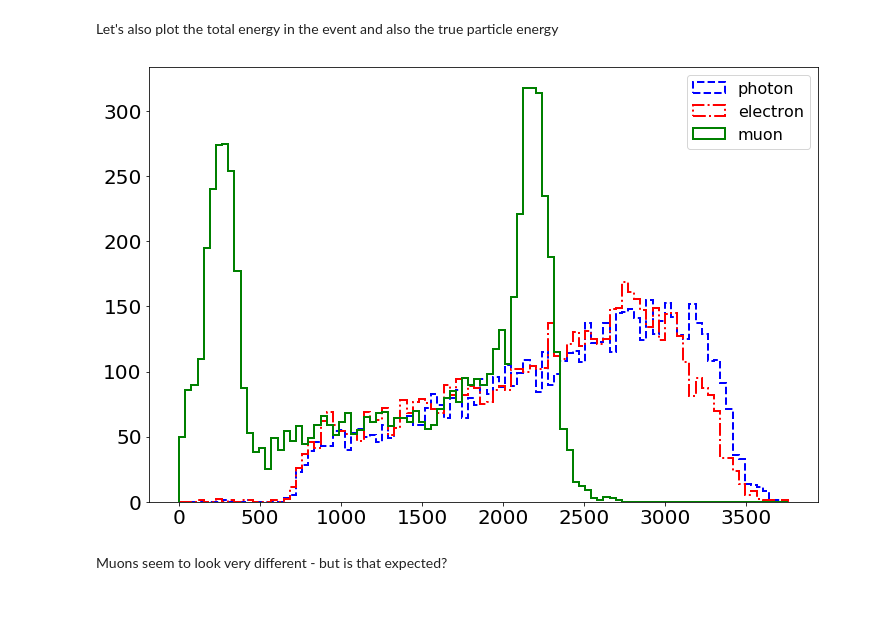
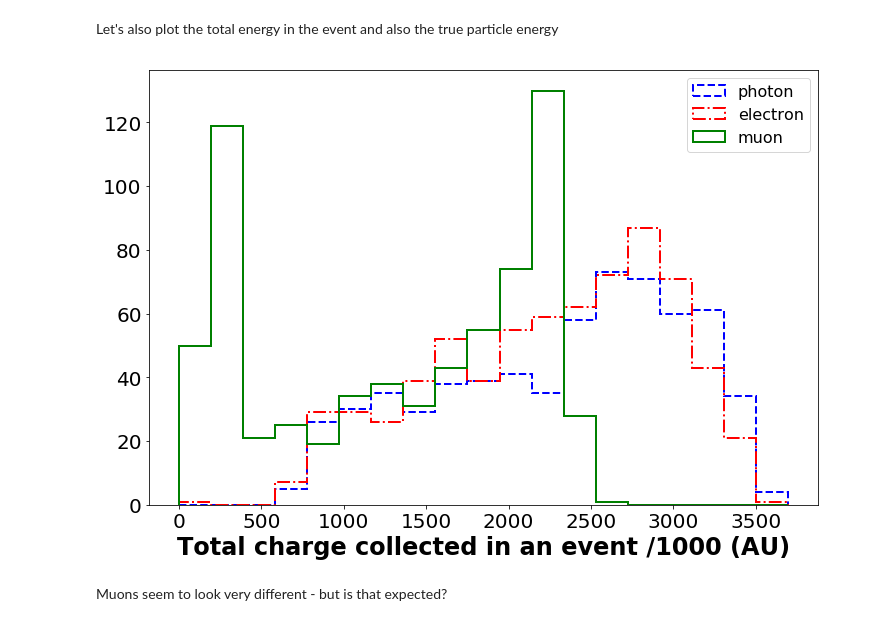
Before and after one commit to wfedorko/TRISEP_ML_tutorial, a Jupyter notebook: notebooks/Data_Exploration_And_Streaming.ipynb, the cells around one changed output. Drawn from its saved outputs; the diff is of its cells as text; code cells hidden in the pictures.

```diff
--- a/notebooks/Data_Exploration_And_Streaming.ipynb
+++ b/notebooks/Data_Exploration_And_Streaming.ipynb
@@ -172,7 +172,7 @@ finally we need the len method - this just needs to return how many exmples we h
 # %% [markdown]
 Ok let's instantiate the dataset and ask it for a few examples:
 # %%
-dset=WCH5Dataset("/data/TRISEP_data/NUPRISM.h5",val_split=0.1,test_split=0.1)
+dset=WCH5Dataset("/fast_scratch/TRISEP_data/NUPRISM.h5",val_split=0.1,test_split=0.1)
 # %%
 len(dset)
 # %% [output]
@@ -238,5 +238,5 @@ plt.show()
 Always try to learn as much as possible about the dataset before throwing ML at it. Let's quickly histogram the charges. We won't load the full dataset but taking few thousand should be fine (since we have 12k PMTs)
 # %%
 %%time
-data_to_plot=dset[dset.train_indices[0:20000]]
+data_to_plot=dset[dset.train_indices[0:2000]]
 # %% [output]
@@ -319,34 +287,35 @@ e_sum_gamma=np.sum(data_to_plot_events[np.where(data_to_plot_labels==0)][:,:,:,1
 e_sum_e=np.sum(data_to_plot_events[np.where(data_to_plot_labels==1)][:,:,:,19:],axis=(1,2,3))/1000.0
 e_sum_mu=np.sum(data_to_plot_events[np.where(data_to_plot_labels==2)][:,:,:,19:],axis=(1,2,3))/1000.0
 
 
 fig, ax = plt.subplots(figsize=(12,8),facecolor="w")
 
 max_bin=max(np.amax(e_sum_gamma),np.amax(e_sum_e),np.amax(e_sum_mu))
-bins_esum=np.linspace(0.0,max_bin,100)
+bins_esum=np.linspace(0.0,max_bin,20)
 
 
 ax.tick_params(axis="both", labelsize=20)
 
 
 values, bins, patches = ax.hist(e_sum_gamma,
                                 bins=bins_esum,
                                 label= 'photon', color='blue', linestyle='--', linewidth=2,
                                 histtype='step')
 values, bins, patches = ax.hist(e_sum_e,
                                 bins=bins_esum,
                                 label= 'electron', color='red', linestyle='-.', linewidth=2,
                                 histtype='step')
 values, bins, patches = ax.hist(e_sum_mu,
                                 bins=bins_esum,
                                 label= 'muon', color='green', linewidth=2,
                                 histtype='step')
 
+ax.set_xlabel('Total charge collected in an event /1000 (AU)',fontweight='bold',fontsize=24,color='black')
 
 ax.legend(prop={'size': 16})
 
 plt.show()
 # %% [output]
-[figure, old version]
+[figure, new version]
 # %% [markdown]
 Muons seem to look very different - but is that expected?
```
Also changed, not shown: parts of 25 cells of this notebook.
